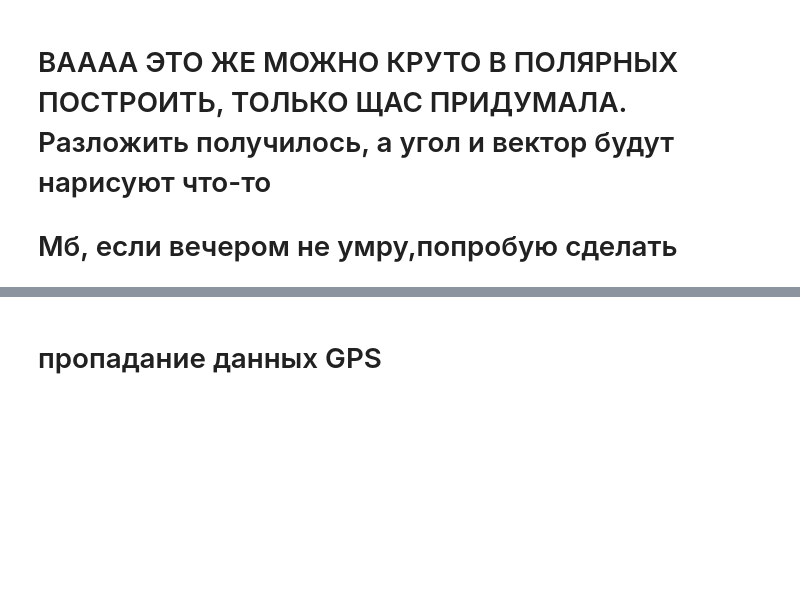
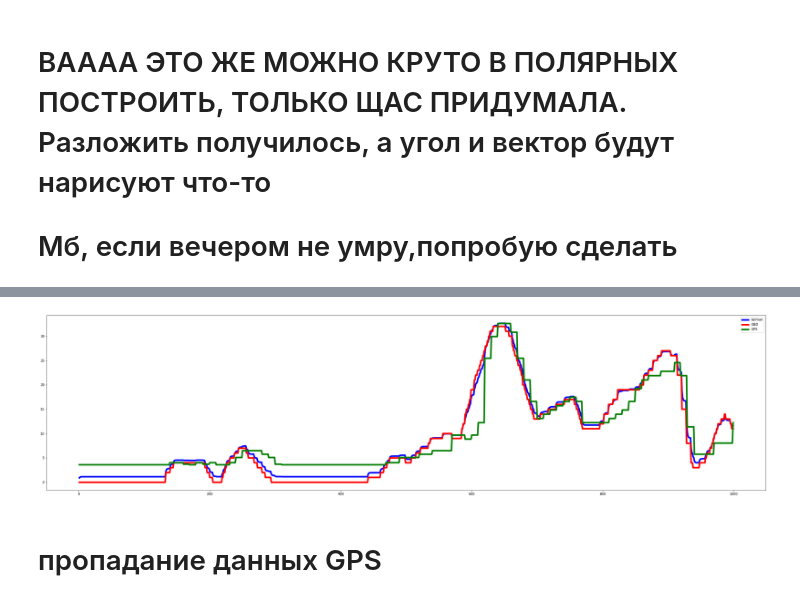
Before and after one commit to 1mm0rTaLzzz/SNAR_HW3_Kalman, a Jupyter notebook: SRAN_HW3.ipynb, the cells around one changed output, grey strips where cells are left out. Saved outputs shown, nothing was run; the diff lists cells and outputs as text; code cells hidden in the pictures; blank space fills up the shorter version.

```diff
--- a/SRAN_HW3.ipynb
+++ b/SRAN_HW3.ipynb
@@ -284,13 +293,15 @@ plt.legend()
 # %%
-def printg(t,t1,t2,time_GPS,correction,OBD,GPS):
+def printg(t,t1,t2,time_GPS,correction,speed_OBD,speed_GPS):
     f=plt.figure()
-    f.set_figwidth(20)
-    f.set_figheight(3)
-    plt.plot([i for i in range(len(time_GPS))][t1:t:t2], correction[t1//t2:t//t2], label='kalman', c='b',linewidth = 3)
-    plt.plot([i for i in range(len(time_GPS))][t1:t:t2], OBD[t1//t2:t//t2:], label='OBD', c='r')
-    plt.plot([i for i in range(len(time_GPS))][t1:t:t2], GPS[t1//t2:t//t2:], label='GPS', c='g')
-
+    f.set_figwidth(40)
+    f.set_figheight(10)
+    plt.plot([i for i in range(len(time_GPS))][t1:t:t2], correction[t1//t2:t//t2:], label='kalman', c='b',linewidth = 5)
+    plt.plot([i for i in range(len(time_GPS))][t1:t:t2], speed_OBD[t1:t:t2], label='OBD', c='r', linewidth = 5)
+    plt.plot([i for i in range(len(time_GPS))][t1:t:t2], speed_GPS[t1:t:t2], label='GPS', c='g', linewidth = 5)
     plt.legend()
+printg(1000,1,t2,time_GPS,correction,speed_OBD,speed_GPS)
+# %% [output]
+[figure, added]
 # %% [markdown]
 # пропадание данных GPS
 # %%
```
Also changed, not shown: parts of 7 cells of this notebook.
